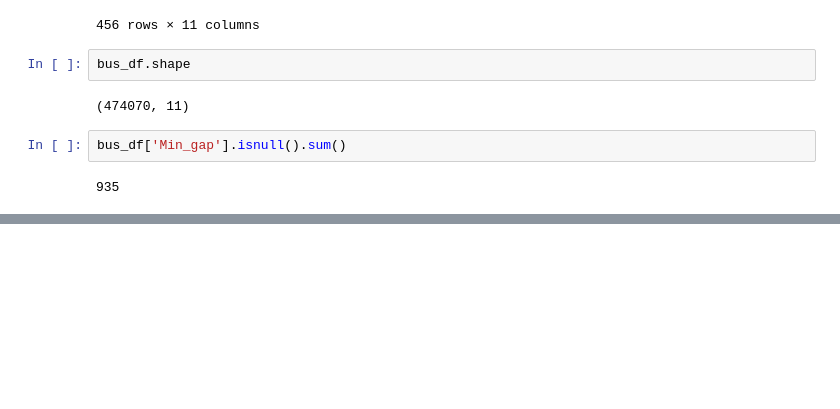
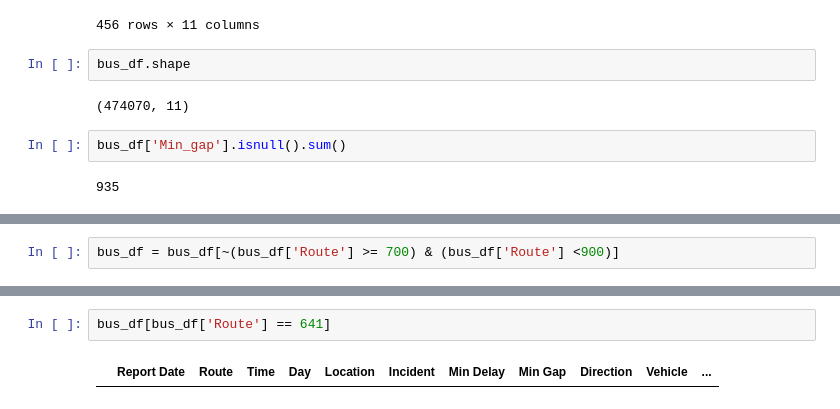
Before and after one commit to JasonYao3/TTC_transit_delay_proj, a Jupyter notebook: test.ipynb, the cells around one changed output, grey strips where cells are left out. Saved outputs shown, nothing was run; the diff lists cells and outputs as text; blank space fills up the shorter version.

```diff
--- a/test.ipynb
+++ b/test.ipynb
@@ -125,0 +184,2 @@ subway_df.head()
+# %%
+bus_df = bus_df[~(bus_df['Route'] >= 700) & (bus_df['Route'] <900)]
@@ -125,0 +201,4 @@ subway_df.head()
+# %%
+bus_df[bus_df['Route'] == 641]
+# %% [output]
+|  | Report Date | Route | Time | Day | Location | Incident | Min Delay | Min Gap | Direction | Vehicle | ... |
```
Also changed, not shown: parts of 17 cells of this notebook, 3 other files.
